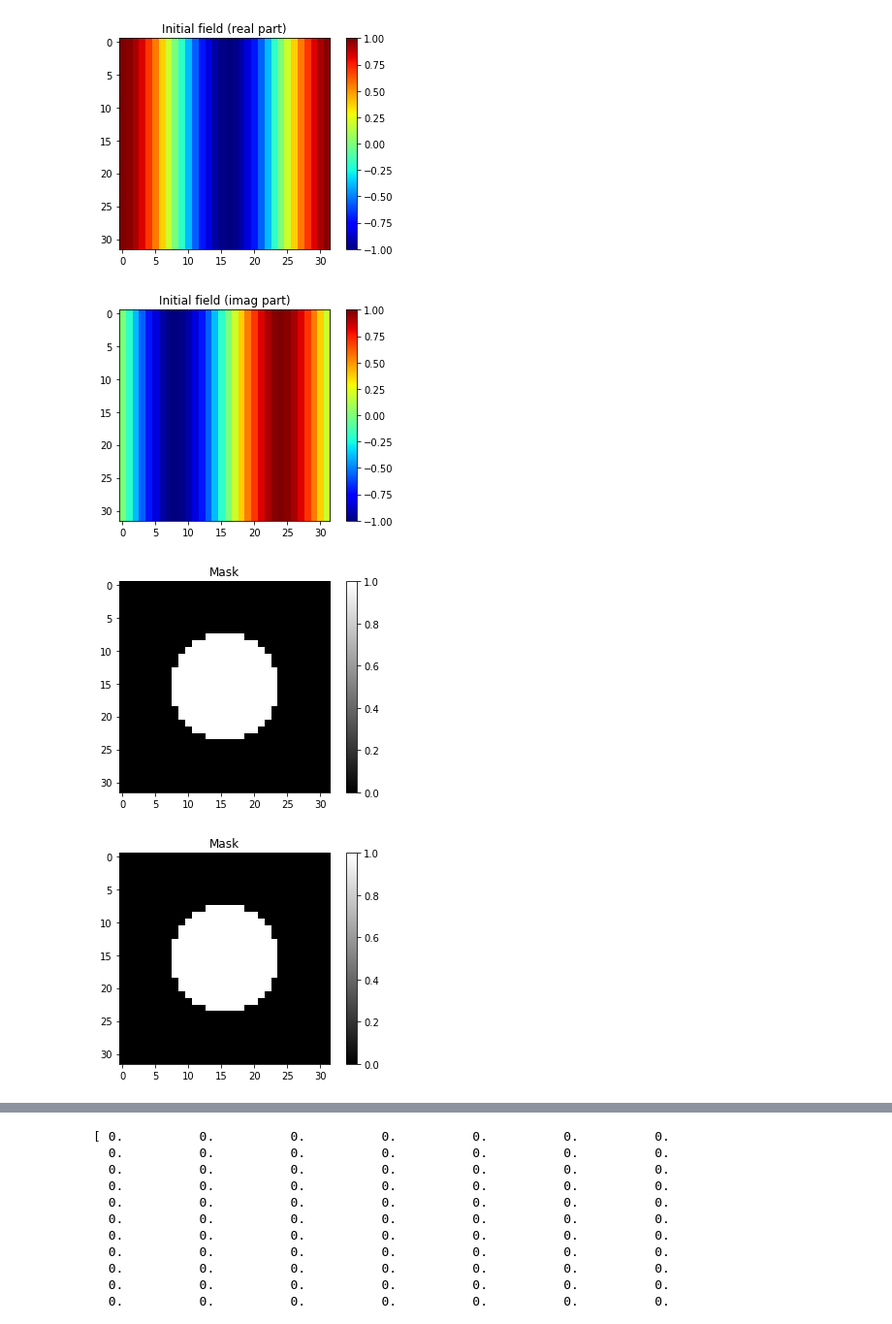
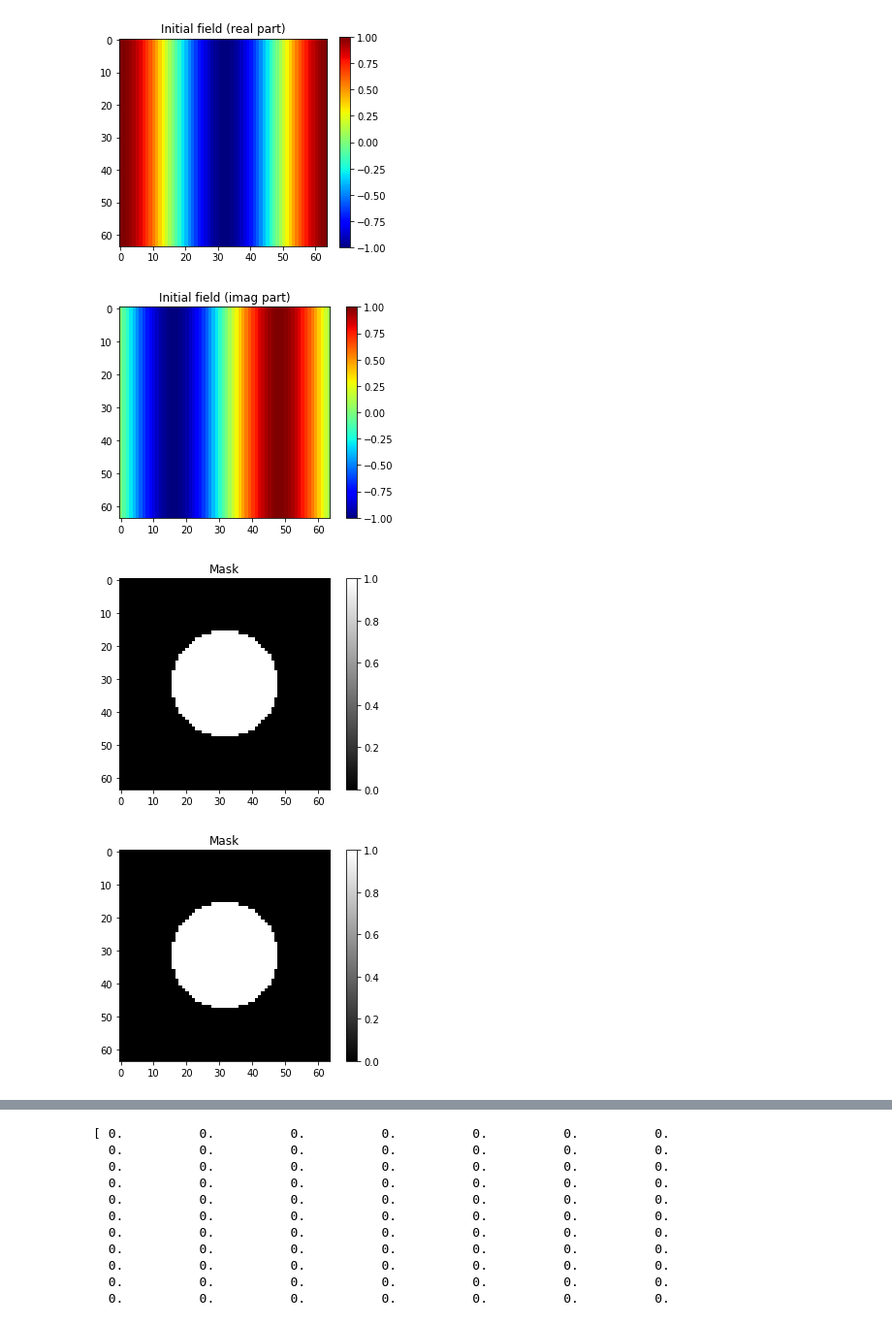
Before and after one commit to archilless/Minin, a Jupyter notebook: project.ipynb, the cells around one changed output, grey strips where cells are left out. Shown at 97% size. Drawn from its saved outputs; the diff is of its cells as text; code cells hidden in the pictures.

```diff
--- a/project.ipynb
+++ b/project.ipynb
@@ -68,47 +68,50 @@ def G_matvec(vec,k):
 def get_eps_from_mask(e,mask):
     return (e-1)*mask.reshape((-1,1))+1
 
-def matvec(x,eps,k):
+def matvec(x,eps,k,transpose = False):
     x = x.reshape((-1,1))
     #print(x)
     size = x.shape[0]
     chi = k**2*(eps - 1)
-    return x-G_matvec(x*chi,k)
+    if transpose:
+        return x-chi*G_matvec(x,k)
+    else:
+        return x-G_matvec(x*chi,k)
 
 def old_matvec(x,mask,k,e):
     eps = get_eps_from_mask(e,mask)
     return matvec(x,eps,k)
 
 def visualize(data,title = "",cmap='jet',):
     plt.title(title)
     neg = plt.imshow(data, cmap=cmap, interpolation='none')
     plt.colorbar(neg)
     plt.show()
 
 
 
 def solve(E,eps0,eps1):
     return E
 
 
-size = 32
-e =1.5# 2.25
+size = 64
+e =2.25
 k  = 2*np.pi/(size/1)
 F = get_plane_wave(1,k,size)
 #mask = empty_mask(size)
 #mask = rectangle_mask(size)
 mask = circular_mask(size)
 eps = get_eps_from_mask(e,mask)
 visualize(F.real,"Initial field (real part)")
 visualize(F.imag,"Initial field (imag part)")
 visualize(mask,"Mask","gray")
 
 visualize(mask,"Mask","gray")
 # %% [output]
-[figure, old version]
+[figure, new version]
-[figure, old version]
+[figure, new version]
-[figure, old version]
+[figure, new version]
-[figure, old version]
+[figure, new version]
 # %%
 import scipy.sparse.linalg as spla
 import inspect
```
Also changed, not shown: parts of 4 cells of this notebook, 1 other file.
